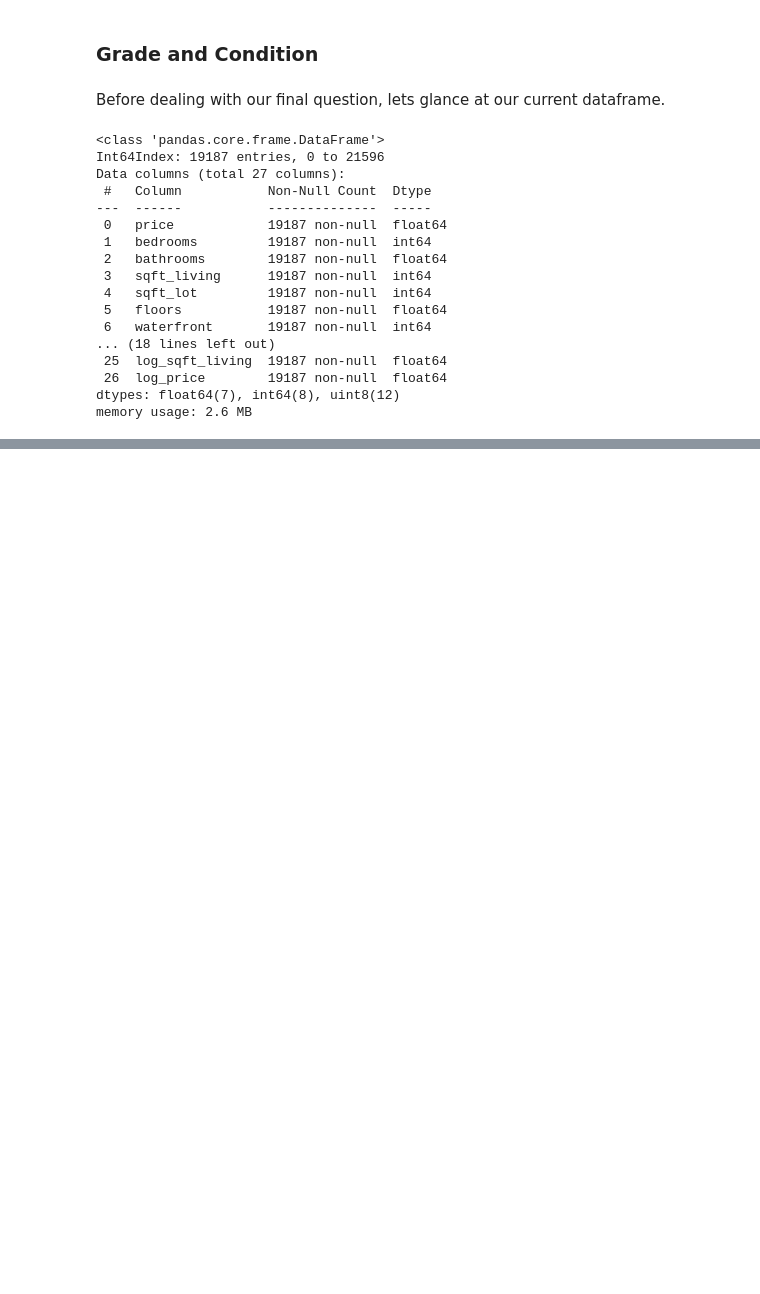
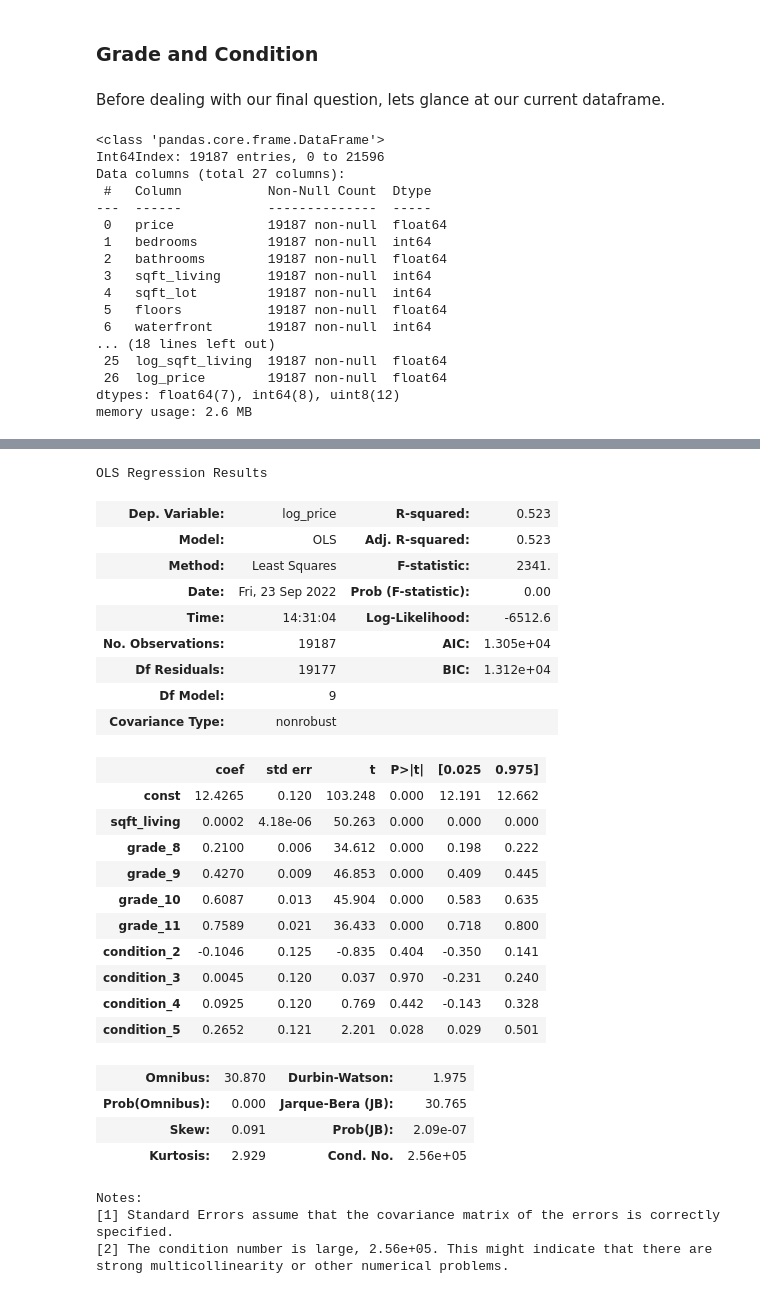
Before and after one commit to sanderlin2013/King-County-House-Sales, a Jupyter notebook: Kings County House Sales Analysis - Sketchbook.ipynb, the cells around one changed output, grey strips where cells are left out. Saved outputs shown, nothing was run; the diff lists cells and outputs as text; code cells hidden in the pictures; blank space fills up the shorter version.

```diff
--- a/Kings County House Sales Analysis.ipynb
+++ b/Kings County House Sales Analysis - Sketchbook.ipynb
@@ -916,0 +907,10 @@ Not perfect, but much better. Lets look at our summary now.
+# %%
+# create predictors
+predictors = preprocessed_df[['sqft_living', 'grade_8', 'grade_9', 'grade_10', 'grade_11']]
+#create model intercept
+predictors_int = sm.add_constant(predictors)
+#fit model
+fourth_model = sm.OLS(preprocessed_df['log_price'], predictors_int).fit()
+
+#check model
+fourth_model.summary()
@@ -916,0 +943,41 @@ Not perfect, but much better. Lets look at our summary now.
+# %%
+
+predictors = preprocessed_df[['sqft_living', 'grade_8', 'grade_9', 'grade_10', 'grade_11', 'condition_2', 'condition_3',
+                             'condition_4', 'condition_5']]
+#create model intercept
+predictors_int = sm.add_constant(predictors)
+#fit model
+fifth_model = sm.OLS(preprocessed_df['log_price'], predictors_int).fit()
+
+#check model
+fifth_model.summary()
+# %% [output]
+OLS Regression Results
+| Dep. Variable: | log_price | R-squared: | 0.523 |
+| Model: | OLS | Adj. R-squared: | 0.523 |
+| Method: | Least Squares | F-statistic: | 2341. |
+| Date: | Fri, 23 Sep 2022 | Prob (F-statistic): | 0.00 |
+| Time: | 14:31:04 | Log-Likelihood: | -6512.6 |
+| No. Observations: | 19187 | AIC: | 1.305e+04 |
+| Df Residuals: | 19177 | BIC: | 1.312e+04 |
+| Df Model: | 9 |  |  |
+| Covariance Type: | nonrobust |  |  |
+|  | coef | std err | t | P>|t| | [0.025 | 0.975] |
+| const | 12.4265 | 0.120 | 103.248 | 0.000 | 12.191 | 12.662 |
+| sqft_living | 0.0002 | 4.18e-06 | 50.263 | 0.000 | 0.000 | 0.000 |
+| grade_8 | 0.2100 | 0.006 | 34.612 | 0.000 | 0.198 | 0.222 |
+| grade_9 | 0.4270 | 0.009 | 46.853 | 0.000 | 0.409 | 0.445 |
+| grade_10 | 0.6087 | 0.013 | 45.904 | 0.000 | 0.583 | 0.635 |
+| grade_11 | 0.7589 | 0.021 | 36.433 | 0.000 | 0.718 | 0.800 |
+| condition_2 | -0.1046 | 0.125 | -0.835 | 0.404 | -0.350 | 0.141 |
+| condition_3 | 0.0045 | 0.120 | 0.037 | 0.970 | -0.231 | 0.240 |
+| condition_4 | 0.0925 | 0.120 | 0.769 | 0.442 | -0.143 | 0.328 |
+| condition_5 | 0.2652 | 0.121 | 2.201 | 0.028 | 0.029 | 0.501 |
+| Omnibus: | 30.870 | Durbin-Watson: | 1.975 |
+| Prob(Omnibus): | 0.000 | Jarque-Bera (JB): | 30.765 |
+| Skew: | 0.091 | Prob(JB): | 2.09e-07 |
+| Kurtosis: | 2.929 | Cond. No. | 2.56e+05 |
+Notes:
+[1] Standard Errors assume that the covariance matrix of the errors is correctly specified.
+[2] The condition number is large, 2.56e+05. This might indicate that there are
+strong multicollinearity or other numerical problems.
```
Also changed, not shown: parts of 23 cells of this notebook.
